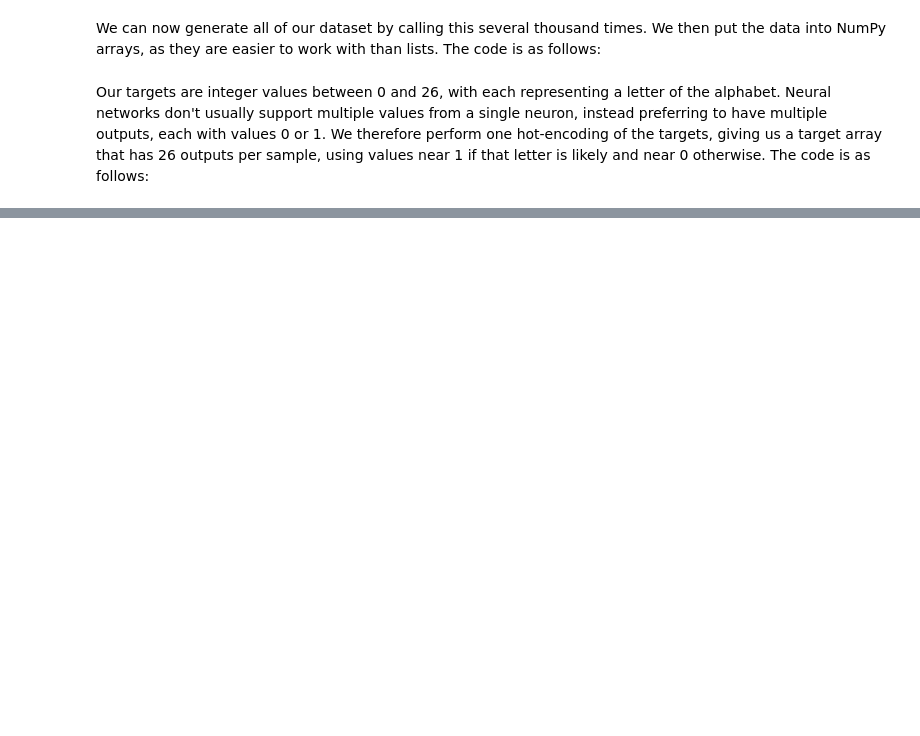
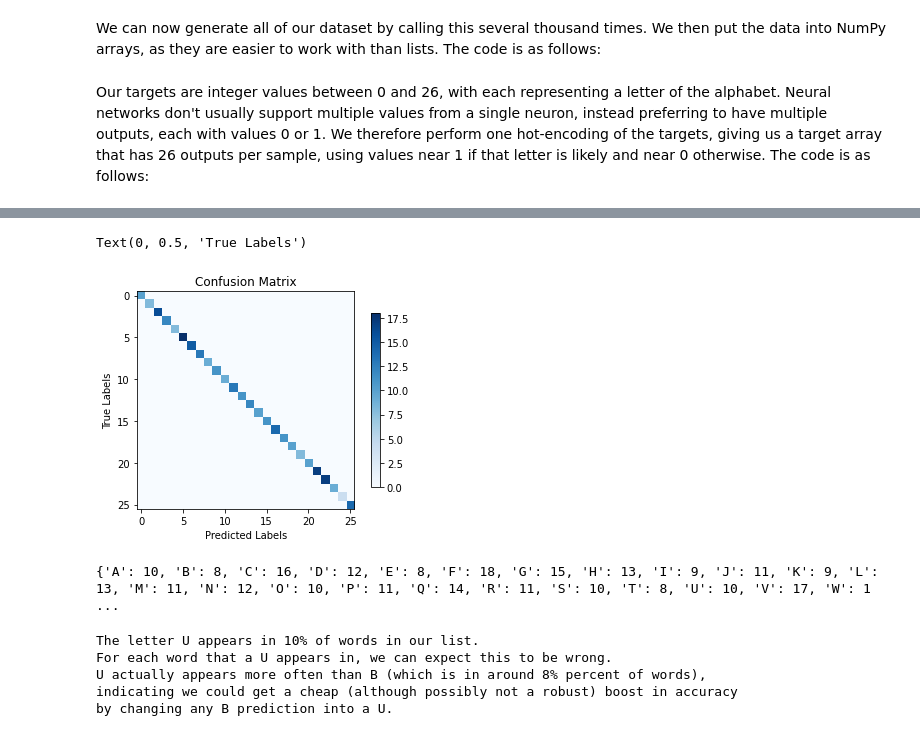
Before and after one commit to beauvilerobed/data-mining-with-python, a Jupyter notebook: 8_BeatCaptchaNN.ipynb, the cells around one changed output, grey strips where cells are left out. Saved outputs shown, nothing was run; the diff lists cells and outputs as text; code cells hidden in the pictures; blank space fills up the shorter version.

```diff
--- a/8_BeatCaptchaNN.ipynb
+++ b/8_BeatCaptchaNN.ipynb
@@ -209,21 +206,21 @@ import tensorflow as tf
 from sklearn.metrics import f1_score
 
 # Build the model
-model = tf.keras.models.Sequential([
+net = tf.keras.models.Sequential([
     tf.keras.layers.Dense(100, activation='relu', input_shape=(X.shape[1],)),
     tf.keras.layers.Dense(y.shape[1])
 ])
 
 # Compile the model
-model.compile(optimizer='adam',
-              loss='categorical_crossentropy',
+net.compile(optimizer=tf.keras.optimizers.Adam(learning_rate=0.01),
+              loss=tf.keras.losses.CategoricalCrossentropy(from_logits=True),
               metrics=['accuracy'])
 
 # Train the model
-model.fit(X_train, y_train, epochs=20, validation_split=0.2)
+net.fit(X_train, y_train, epochs=20, validation_split=0.2)
 
 # Make predictions
-predictions = model.predict(X_test)
+predictions = net.predict(X_test)
 predictions = tf.argmax(predictions, axis=1)
 
 # Calculate F1 score
@@ -314,0 +365,18 @@ plt.imshow(cm, cmap="Blues")
+# %%
+
+plt.imshow(cm, cmap="Blues")
+plt.colorbar(shrink=0.8)
+plt.title('Confusion Matrix')
+plt.xlabel('Predicted Labels')
+plt.ylabel('True Labels')
+# %% [output]
+Text(0, 0.5, 'True Labels')
+[figure, added]
+# %%
+letters_cm = {}
+for i in range(cm.shape[0]):
+    letters_cm[letters[i]] = cm[i][i]
+
+print(letters_cm)
+# %% [output]
+{'A': 10, 'B': 8, 'C': 16, 'D': 12, 'E': 8, 'F': 18, 'G': 15, 'H': 13, 'I': 9, 'J': 11, 'K': 9, 'L': 13, 'M': 11, 'N': 12, 'O': 10, 'P': 11, 'Q': 14, 'R': 11, 'S': 10, 'T': 8, 'U': 10, 'V': 17, 'W': 1 ...
@@ -314,0 +391,14 @@ plt.imshow(cm, cmap="Blues")
+# %%
+print(f"""
+The letter U appears in {letters_cm['U']/100:.0%} of words in our list.
+For each word that a U appears in, we can expect this to be wrong.
+U actually appears more often than {less_than_letter} (which is in around {less_than_val/100:.0%} percent of words),
+indicating we could get a cheap (although possibly not a robust) boost in accuracy
+by changing any {less_than_letter} prediction into a U.
+""")
+# %% [output]
+The letter U appears in 10% of words in our list.
+For each word that a U appears in, we can expect this to be wrong.
+U actually appears more often than B (which is in around 8% percent of words),
+indicating we could get a cheap (although possibly not a robust) boost in accuracy
+by changing any B prediction into a U.
```
Also changed, not shown: parts of 29 cells of this notebook.
